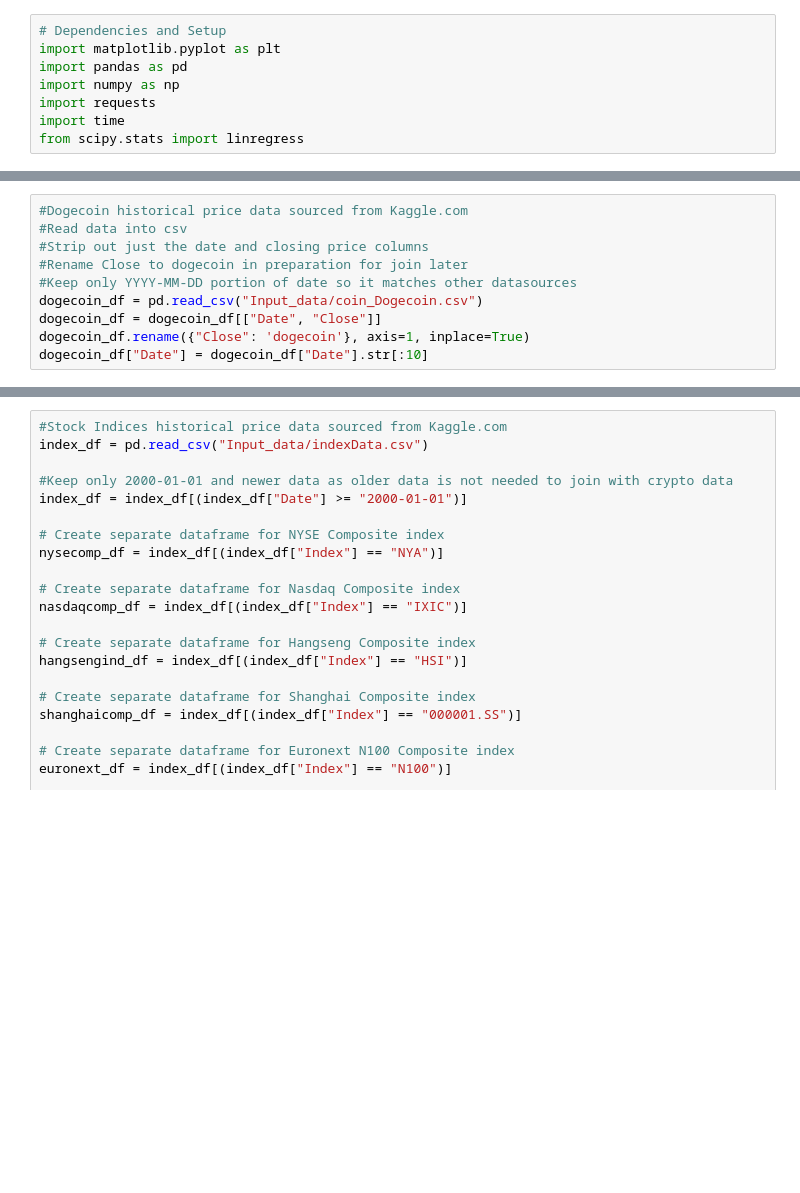
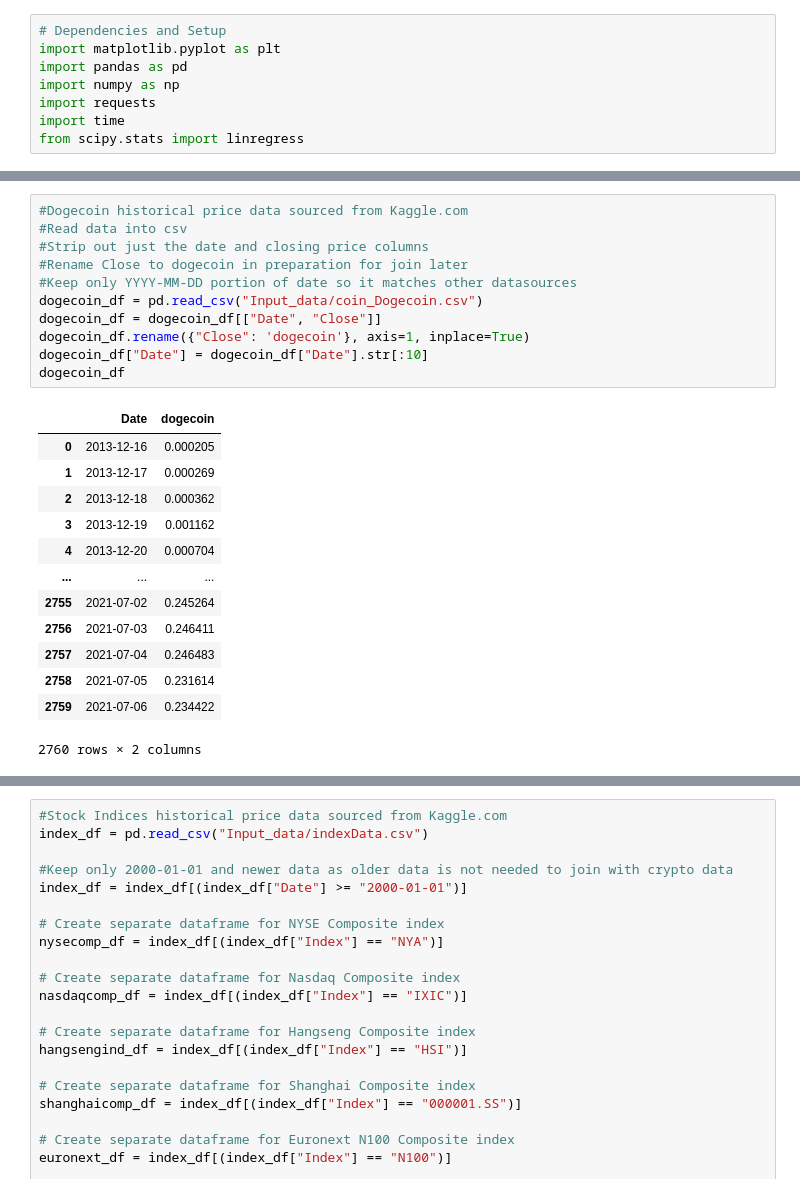
Before and after one commit to shermeenajani/Project-1-EDA, a Jupyter notebook: PullData.ipynb, the cells around one changed output, grey strips where cells are left out. Drawn from its saved outputs; the diff is of its cells as text; blank space fills up the shorter version.

```diff
--- a/PullData.ipynb
+++ b/PullData.ipynb
@@ -19,13 +34,28 @@ bitcoin_df["Date"] = bitcoin_df["Date"].str[:10]
 # %%
 #Dogecoin historical price data sourced from Kaggle.com
 #Read data into csv
 #Strip out just the date and closing price columns
 #Rename Close to dogecoin in preparation for join later
 #Keep only YYYY-MM-DD portion of date so it matches other datasources
 dogecoin_df = pd.read_csv("Input_data/coin_Dogecoin.csv")
 dogecoin_df = dogecoin_df[["Date", "Close"]]
 dogecoin_df.rename({"Close": 'dogecoin'}, axis=1, inplace=True)
 dogecoin_df["Date"] = dogecoin_df["Date"].str[:10]
+dogecoin_df
+# %% [output]
+|  | Date | dogecoin |
+| 0 | 2013-12-16 | 0.000205 |
+| 1 | 2013-12-17 | 0.000269 |
+| 2 | 2013-12-18 | 0.000362 |
+| 3 | 2013-12-19 | 0.001162 |
+| 4 | 2013-12-20 | 0.000704 |
+| ... | ... | ... |
+| 2755 | 2021-07-02 | 0.245264 |
+| 2756 | 2021-07-03 | 0.246411 |
+| 2757 | 2021-07-04 | 0.246483 |
+| 2758 | 2021-07-05 | 0.231614 |
+| 2759 | 2021-07-06 | 0.234422 |
+2760 rows × 2 columns
 # %%
 #Ethereum historical price data sourced from Kaggle.com
 #Read data into csv
```
Also changed, not shown: parts of 4 cells of this notebook, 8 other files.
